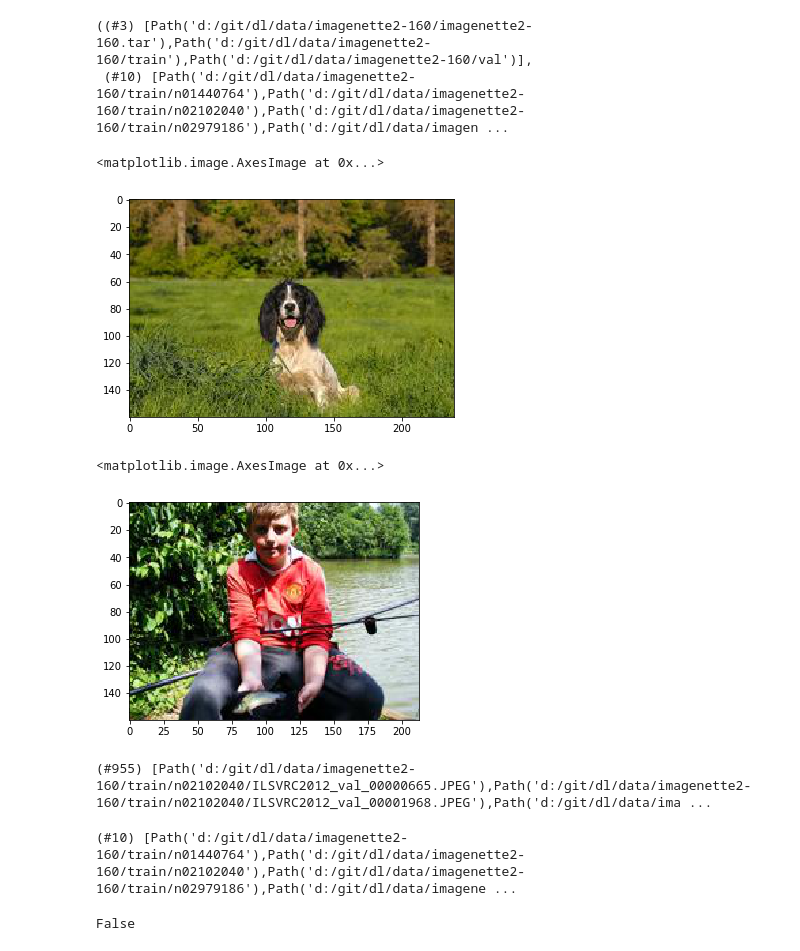
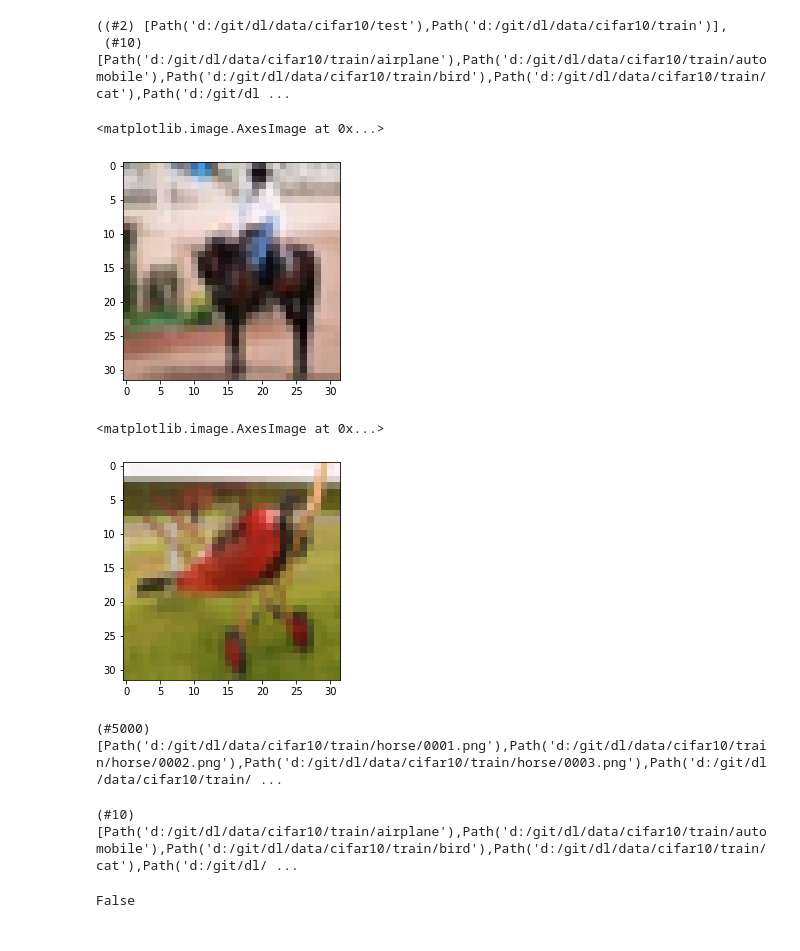
Before and after one commit to gokul-subbu/dl, a Jupyter notebook: dev_nb/01_images.ipynb, the cells around one changed output. Drawn from its saved outputs; the diff is of its cells as text; code cells hidden in the pictures.

```diff
--- a/dev_nb/01_images.ipynb
+++ b/dev_nb/01_images.ipynb
@@ -28,26 +28,26 @@ data_path.ls()
-# %%
-imagenette_path=data_path/'imagenette2-160'
-imagenette_train=imagenette_path/'train'
-imagenette_path.ls(), imagenette_train.ls()
-# %% [output]
-((#3) [Path('d:/git/dl/data/imagenette2-160/imagenette2-160.tar'),Path('d:/git/dl/data/imagenette2-160/train'),Path('d:/git/dl/data/imagenette2-160/val')],
- (#10) [Path('d:/git/dl/data/imagenette2-160/train/n01440764'),Path('d:/git/dl/data/imagenette2-160/train/n02102040'),Path('d:/git/dl/data/imagenette2-160/train/n02979186'),Path('d:/git/dl/data/imagen ...
+# %%
+cifar_path=data_path/'cifar10'
+cifar_train=cifar_path/'train'
+cifar_path.ls(), cifar_train.ls()
+# %% [output]
+((#2) [Path('d:/git/dl/data/cifar10/test'),Path('d:/git/dl/data/cifar10/train')],
+ (#10) [Path('d:/git/dl/data/cifar10/train/airplane'),Path('d:/git/dl/data/cifar10/train/automobile'),Path('d:/git/dl/data/cifar10/train/bird'),Path('d:/git/dl/data/cifar10/train/cat'),Path('d:/git/dl ...
 # %%
-dog_path=imagenette_train.ls()[1]
+dog_path=cifar_train.ls()[7]
 img_dog=dog_path.ls()[1]
 dog_img=PIL.Image.open(img_dog)
 plt.imshow(dog_img)
 # %% [output]
 <matplotlib.image.AxesImage at 0x...>
-[figure, old version]
+[figure, new version]
 # %%
-tench_path=imagenette_train.ls()[0]
+tench_path=cifar_train.ls()[0]
 img_tench=tench_path.ls()[2]
 tench_img=PIL.Image.open(img_tench)
 plt.imshow(tench_img)
 # %% [output]
 <matplotlib.image.AxesImage at 0x...>
-[figure, old version]
+[figure, new version]
 # %%
 #export
 
@@ -106,11 +106,11 @@ def open_image(fn: PathOrStr):
 # %%
 get_image_files(dog_path)
 # %% [output]
-(#955) [Path('d:/git/dl/data/imagenette2-160/train/n02102040/ILSVRC2012_val_00000665.JPEG'),Path('d:/git/dl/data/imagenette2-160/train/n02102040/ILSVRC2012_val_00001968.JPEG'),Path('d:/git/dl/data/ima ...
+(#5000) [Path('d:/git/dl/data/cifar10/train/horse/0001.png'),Path('d:/git/dl/data/cifar10/train/horse/0002.png'),Path('d:/git/dl/data/cifar10/train/horse/0003.png'),Path('d:/git/dl/data/cifar10/train/ ...
 # %%
-find_classes(imagenette_train)
+find_classes(cifar_train)
 # %% [output]
-(#10) [Path('d:/git/dl/data/imagenette2-160/train/n01440764'),Path('d:/git/dl/data/imagenette2-160/train/n02102040'),Path('d:/git/dl/data/imagenette2-160/train/n02979186'),Path('d:/git/dl/data/imagene ...
+(#10) [Path('d:/git/dl/data/cifar10/train/airplane'),Path('d:/git/dl/data/cifar10/train/automobile'),Path('d:/git/dl/data/cifar10/train/bird'),Path('d:/git/dl/data/cifar10/train/cat'),Path('d:/git/dl/ ...
 # %%
 isinstance(L, Collection)
 # %% [output]
```
Also changed, not shown: parts of 74 cells of this notebook.
